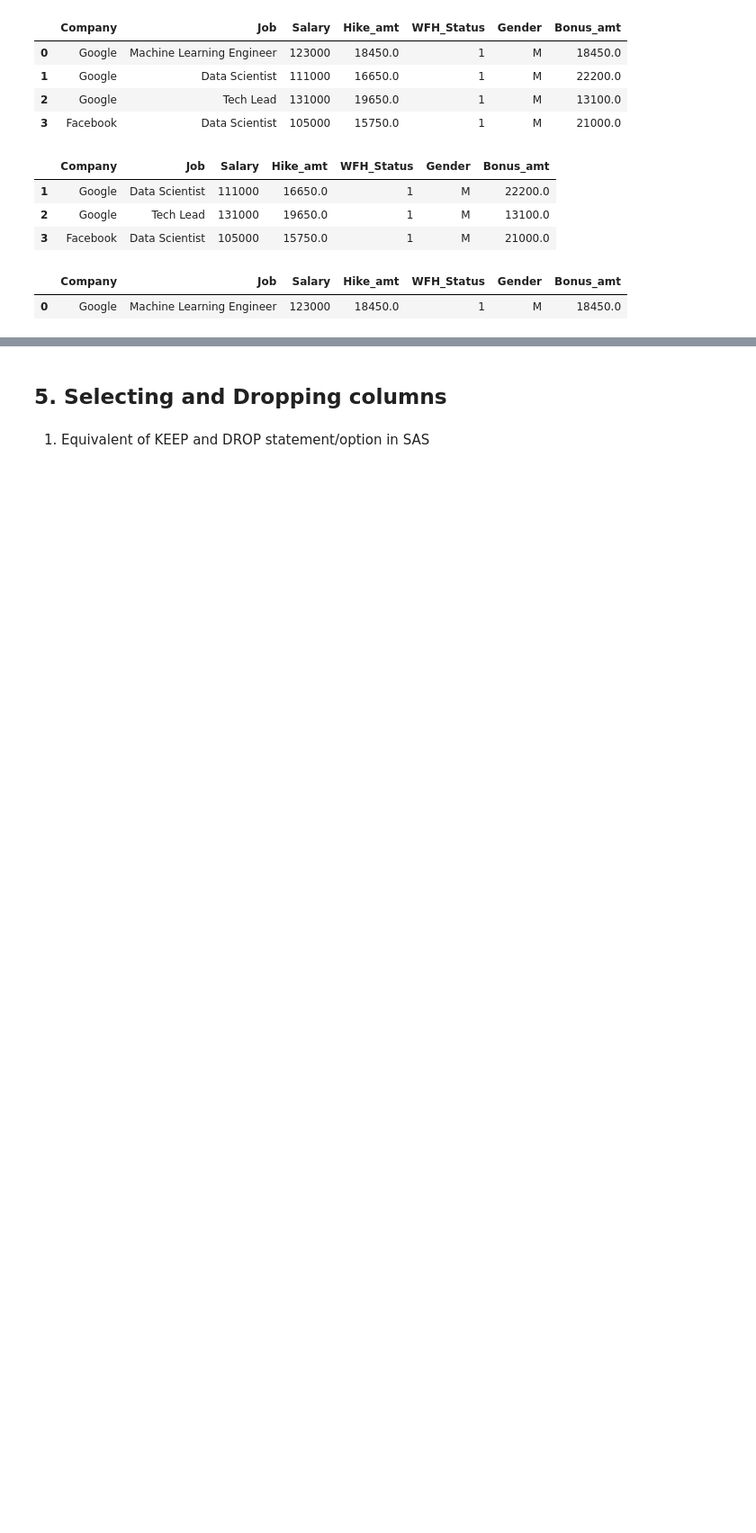
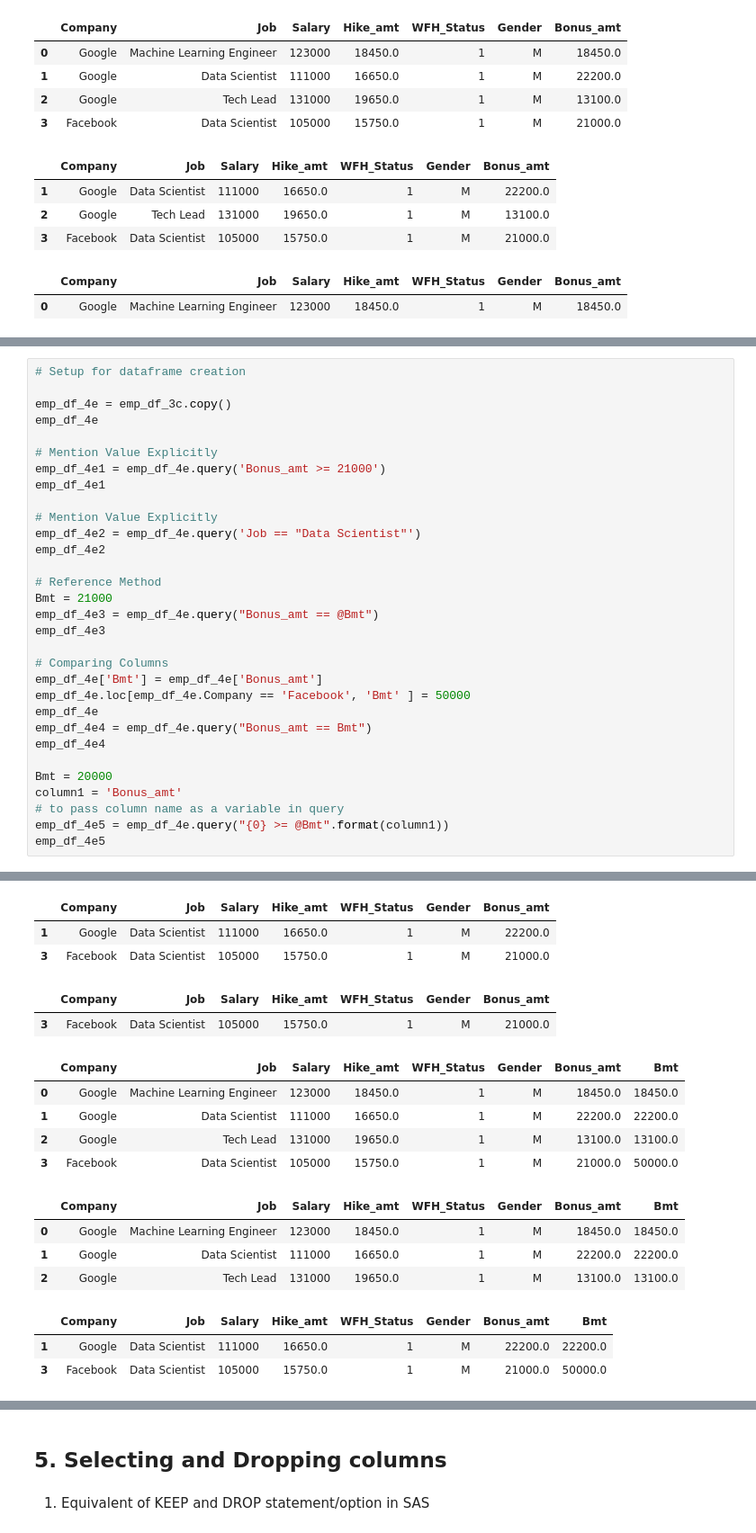
Before and after one commit to AbhishekKumar-0311/Machine-Learning-with-Python, a Jupyter notebook: Pandas/Learning_Pandas_Part_1_BasicOperations.ipynb, the cells around one changed output, grey strips where cells are left out. Shown: that part at 90% size. Drawn from its saved outputs; the diff is of its cells as text; blank space fills up the shorter version.

```diff
--- a/Pandas/Learning_Pandas_Part_1_BasicOperations.ipynb
+++ b/Pandas/Learning_Pandas_Part_1_BasicOperations.ipynb
@@ -559,0 +592,32 @@ emp_df_4d1
+# %%
+# Setup for dataframe creation
+
+emp_df_4e = emp_df_3c.copy()
+emp_df_4e
+
+# Mention Value Explicitly
+emp_df_4e1 = emp_df_4e.query('Bonus_amt >= 21000')
+emp_df_4e1
+
+# Mention Value Explicitly
+emp_df_4e2 = emp_df_4e.query('Job == "Data Scientist"')
+emp_df_4e2
+
+# Reference Method
+Bmt = 21000
+emp_df_4e3 = emp_df_4e.query("Bonus_amt == @Bmt")
+emp_df_4e3
+
+# Comparing Columns
+emp_df_4e['Bmt'] = emp_df_4e['Bonus_amt']
+emp_df_4e.loc[emp_df_4e.Company == 'Facebook', 'Bmt' ] = 50000
+emp_df_4e
+emp_df_4e4 = emp_df_4e.query("Bonus_amt == Bmt")
+emp_df_4e4
+
+Bmt = 20000
+column1 = 'Bonus_amt'
+# to pass column name as a variable in query
+emp_df_4e5 = emp_df_4e.query("{0} >= @Bmt".format(column1))
+emp_df_4e5
+# %% [output]
@@ -559,0 +632,17 @@ emp_df_4d1
+|  | Company | Job | Salary | Hike_amt | WFH_Status | Gender | Bonus_amt |
+| 1 | Google | Data Scientist | 111000 | 16650.0 | 1 | M | 22200.0 |
+| 3 | Facebook | Data Scientist | 105000 | 15750.0 | 1 | M | 21000.0 |
+|  | Company | Job | Salary | Hike_amt | WFH_Status | Gender | Bonus_amt |
+| 3 | Facebook | Data Scientist | 105000 | 15750.0 | 1 | M | 21000.0 |
+|  | Company | Job | Salary | Hike_amt | WFH_Status | Gender | Bonus_amt | Bmt |
+| 0 | Google | Machine Learning Engineer | 123000 | 18450.0 | 1 | M | 18450.0 | 18450.0 |
+| 1 | Google | Data Scientist | 111000 | 16650.0 | 1 | M | 22200.0 | 22200.0 |
+| 2 | Google | Tech Lead | 131000 | 19650.0 | 1 | M | 13100.0 | 13100.0 |
+| 3 | Facebook | Data Scientist | 105000 | 15750.0 | 1 | M | 21000.0 | 50000.0 |
+|  | Company | Job | Salary | Hike_amt | WFH_Status | Gender | Bonus_amt | Bmt |
+| 0 | Google | Machine Learning Engineer | 123000 | 18450.0 | 1 | M | 18450.0 | 18450.0 |
+| 1 | Google | Data Scientist | 111000 | 16650.0 | 1 | M | 22200.0 | 22200.0 |
+| 2 | Google | Tech Lead | 131000 | 19650.0 | 1 | M | 13100.0 | 13100.0 |
+|  | Company | Job | Salary | Hike_amt | WFH_Status | Gender | Bonus_amt | Bmt |
+| 1 | Google | Data Scientist | 111000 | 16650.0 | 1 | M | 22200.0 | 22200.0 |
+| 3 | Facebook | Data Scientist | 105000 | 15750.0 | 1 | M | 21000.0 | 50000.0 |
```
Also changed, not shown: parts of 9 cells of this notebook, 1 other file.
